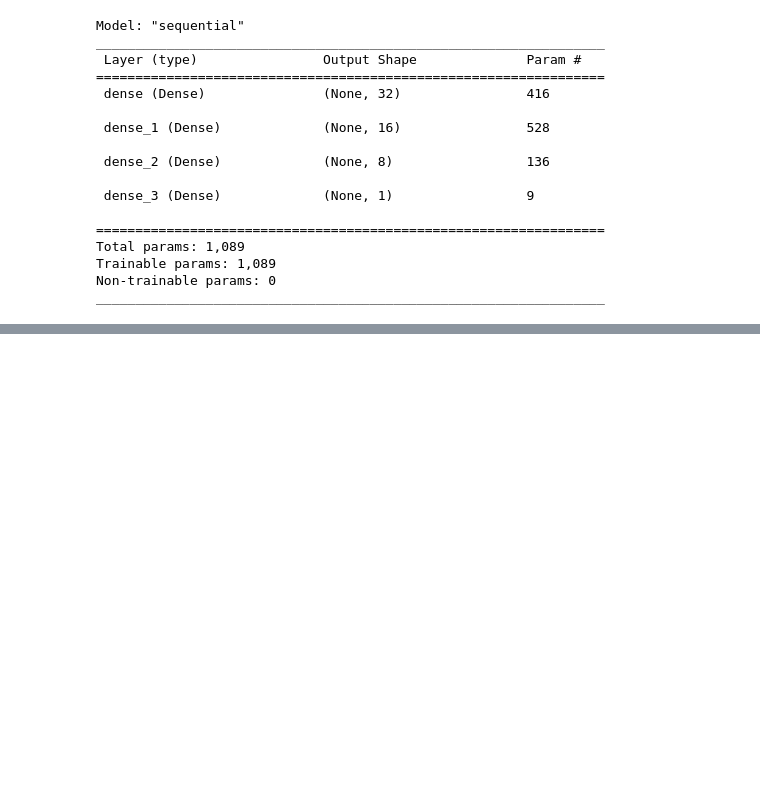
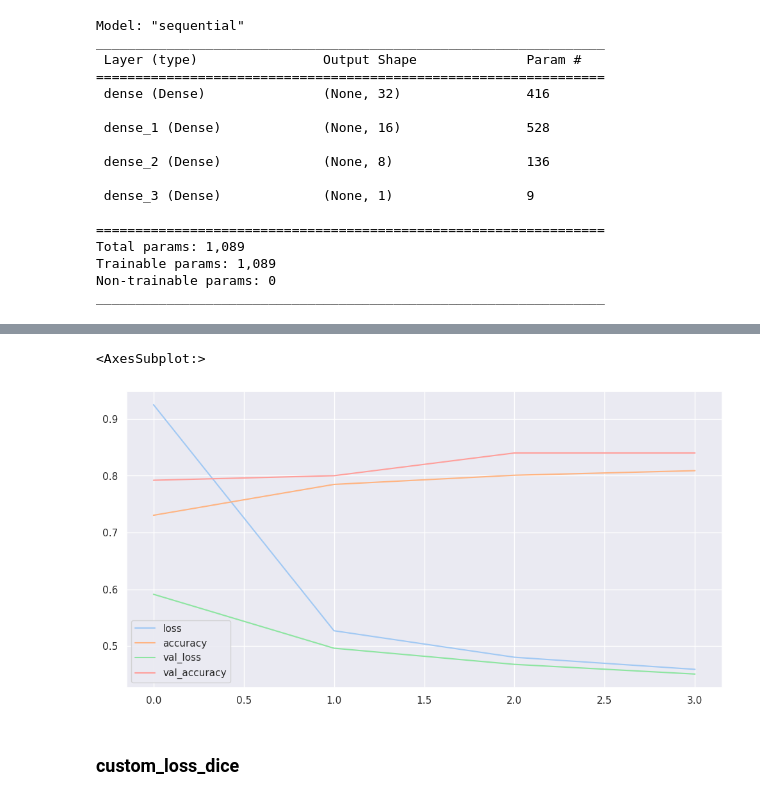
Before and after one commit to dimitrije-stamenkovic/ML3, a Jupyter notebook: dnn-titanic-survival.ipynb, the cells around one changed output, grey strips where cells are left out. Saved outputs shown, nothing was run; the diff lists cells and outputs as text; code cells hidden in the pictures; blank space fills up the shorter version.

```diff
--- a/dnn-titanic-survival.ipynb
+++ b/dnn-titanic-survival.ipynb
@@ -312,0 +363,3 @@ keras_model.evaluate(X_test_s, y_test)
+# %%
+X_train_s = minmax_scaler.fit_transform(X_train)
+X_test_s = minmax_scaler.transform(X_test)
@@ -312,0 +399,3 @@ keras_model.evaluate(X_test_s, y_test)
+# %%
+model_binary = custom_loss_binary()
+model_dice = custom_loss_dice(smooth=1e-5)
@@ -312,0 +404,10 @@ keras_model.evaluate(X_test_s, y_test)
+# %%
+keras_model.compile(
+        optimizer=tf.keras.optimizers.RMSprop(),
+        loss=model_binary,
+        metrics=["accuracy"]
+    )
+
+hist = keras_model.fit(X_train_s, y_train,
+                       validation_split=0.2,
+                       epochs=4)
@@ -312,0 +423,7 @@ keras_model.evaluate(X_test_s, y_test)
+# %%
+pd.DataFrame(hist.history).plot(figsize=PLOT_SIZE)
+# %% [output]
+<AxesSubplot:>
+[figure, added]
+# %% [markdown]
+### custom_loss_dice
```
Also changed, not shown: parts of 16 cells of this notebook.
